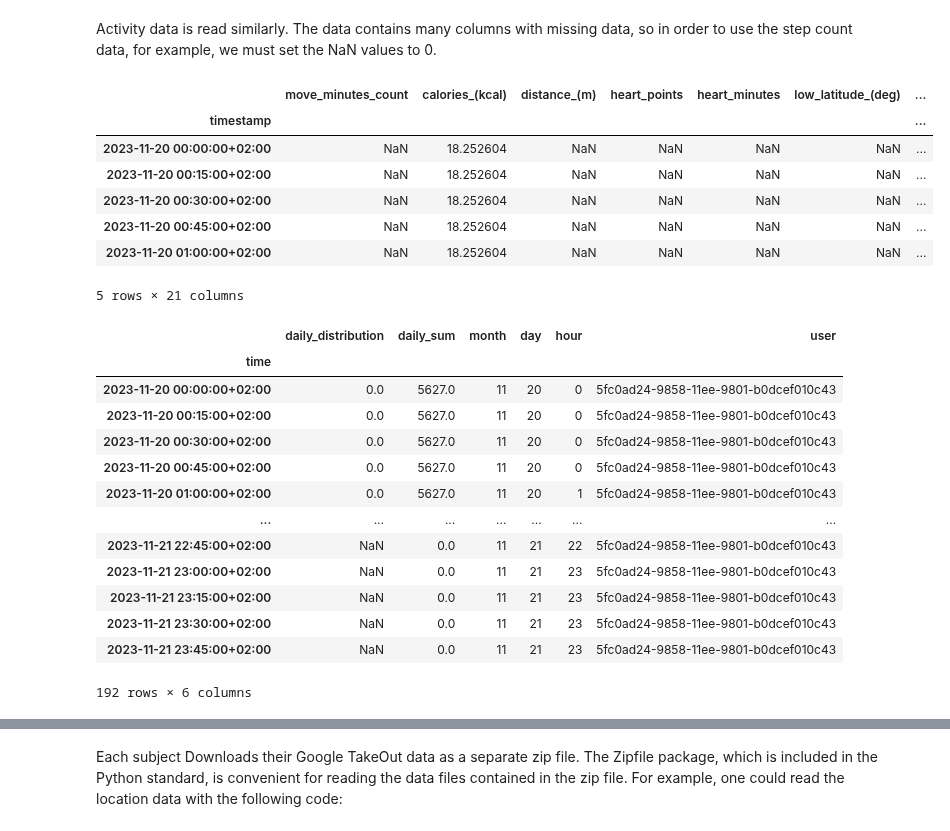
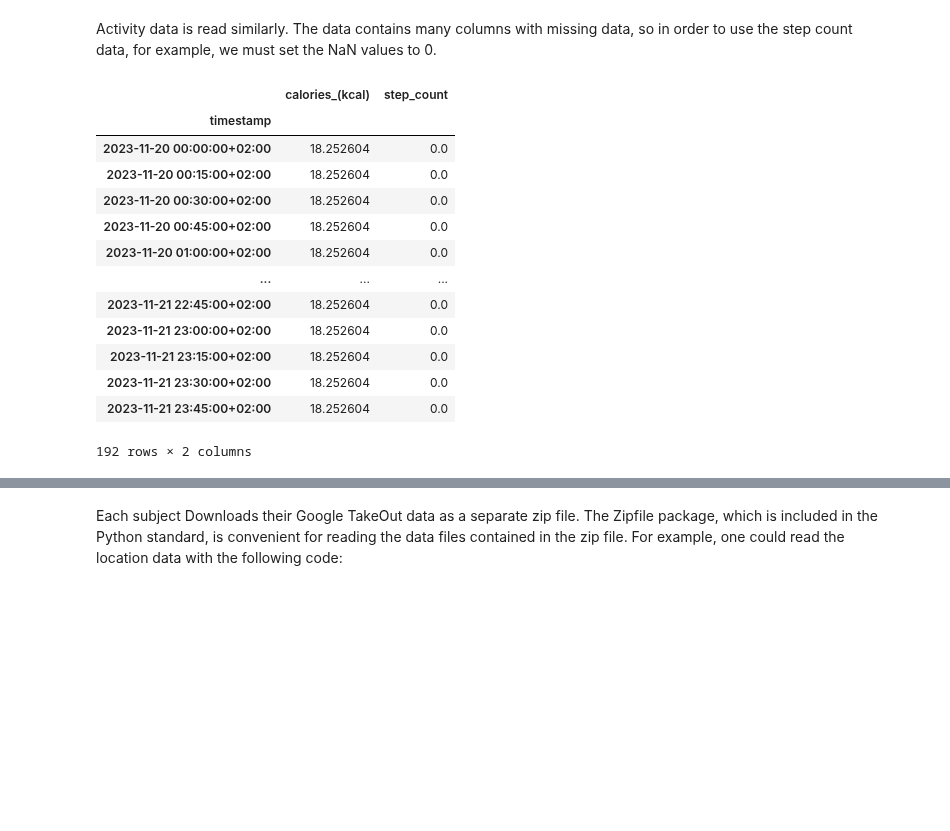
Before and after one commit to digitraceslab/niimpy, a Jupyter notebook: docs/input-formats.ipynb, the cells around one changed output, grey strips where cells are left out. Saved outputs shown, nothing was run; the diff lists cells and outputs as text; code cells hidden in the pictures; blank space fills up the shorter version.

Commit message:
Describe Google Takeout reader in input-formats.ipynb

```diff
--- a/docs/input-formats.ipynb
+++ b/docs/input-formats.ipynb
@@ -81,33 +87,21 @@ nilo.location_distance_features(data, {
 # %% [markdown]
 Activity data is read similarly. The data contains many columns with missing data, so in order to use the step count data, for example, we must set the NaN values to 0.
 # %%
-data = niimpy.reading.google_takeout.activity(config.GOOGLE_TAKEOUT_PATH)
+data = niimpy.reading.google_takeout.activity("test.zip")
 data.loc[data["step_count"].isna(), "step_count"] = 0
-data.head()
+data[["calories_(kcal)", "step_count"]]
 # %% [output]
-|  | move_minutes_count | calories_(kcal) | distance_(m) | heart_points | heart_minutes | low_latitude_(deg) | ... |
-| timestamp |  |  |  |  |  |  | ... |
-| 2023-11-20 00:00:00+02:00 | NaN | 18.252604 | NaN | NaN | NaN | NaN | ... |
-| 2023-11-20 00:15:00+02:00 | NaN | 18.252604 | NaN | NaN | NaN | NaN | ... |
-| 2023-11-20 00:30:00+02:00 | NaN | 18.252604 | NaN | NaN | NaN | NaN | ... |
-| 2023-11-20 00:45:00+02:00 | NaN | 18.252604 | NaN | NaN | NaN | NaN | ... |
-| 2023-11-20 01:00:00+02:00 | NaN | 18.252604 | NaN | NaN | NaN | NaN | ... |
+|  | calories_(kcal) | step_count |
+| timestamp |  |  |
+| 2023-11-20 00:00:00+02:00 | 18.252604 | 0.0 |
+| 2023-11-20 00:15:00+02:00 | 18.252604 | 0.0 |
+| 2023-11-20 00:30:00+02:00 | 18.252604 | 0.0 |
+| 2023-11-20 00:45:00+02:00 | 18.252604 | 0.0 |
+| 2023-11-20 01:00:00+02:00 | 18.252604 | 0.0 |
+| ... | ... | ... |
+| 2023-11-21 22:45:00+02:00 | 18.252604 | 0.0 |
+| 2023-11-21 23:00:00+02:00 | 18.252604 | 0.0 |
+| 2023-11-21 23:15:00+02:00 | 18.252604 | 0.0 |
+| 2023-11-21 23:30:00+02:00 | 18.252604 | 0.0 |
+| 2023-11-21 23:45:00+02:00 | 18.252604 | 0.0 |
-5 rows × 21 columns
+192 rows × 2 columns
-# %%
-import niimpy.preprocessing.tracker as tracker
-tracker.tracker_daily_step_distribution(data, {"steps_column": "step_count"})
-# %% [output]
-|  | daily_distribution | daily_sum | month | day | hour | user |
-| time |  |  |  |  |  |  |
-| 2023-11-20 00:00:00+02:00 | 0.0 | 5627.0 | 11 | 20 | 0 | 5fc0ad24-9858-11ee-9801-b0dcef010c43 |
-| 2023-11-20 00:15:00+02:00 | 0.0 | 5627.0 | 11 | 20 | 0 | 5fc0ad24-9858-11ee-9801-b0dcef010c43 |
-| 2023-11-20 00:30:00+02:00 | 0.0 | 5627.0 | 11 | 20 | 0 | 5fc0ad24-9858-11ee-9801-b0dcef010c43 |
-| 2023-11-20 00:45:00+02:00 | 0.0 | 5627.0 | 11 | 20 | 0 | 5fc0ad24-9858-11ee-9801-b0dcef010c43 |
-| 2023-11-20 01:00:00+02:00 | 0.0 | 5627.0 | 11 | 20 | 1 | 5fc0ad24-9858-11ee-9801-b0dcef010c43 |
-| ... | ... | ... | ... | ... | ... | ... |
-| 2023-11-21 22:45:00+02:00 | NaN | 0.0 | 11 | 21 | 22 | 5fc0ad24-9858-11ee-9801-b0dcef010c43 |
-| 2023-11-21 23:00:00+02:00 | NaN | 0.0 | 11 | 21 | 23 | 5fc0ad24-9858-11ee-9801-b0dcef010c43 |
-| 2023-11-21 23:15:00+02:00 | NaN | 0.0 | 11 | 21 | 23 | 5fc0ad24-9858-11ee-9801-b0dcef010c43 |
-| 2023-11-21 23:30:00+02:00 | NaN | 0.0 | 11 | 21 | 23 | 5fc0ad24-9858-11ee-9801-b0dcef010c43 |
-| 2023-11-21 23:45:00+02:00 | NaN | 0.0 | 11 | 21 | 23 | 5fc0ad24-9858-11ee-9801-b0dcef010c43 |
-192 rows × 6 columns
```
Also changed, not shown: parts of 9 cells of this notebook.
